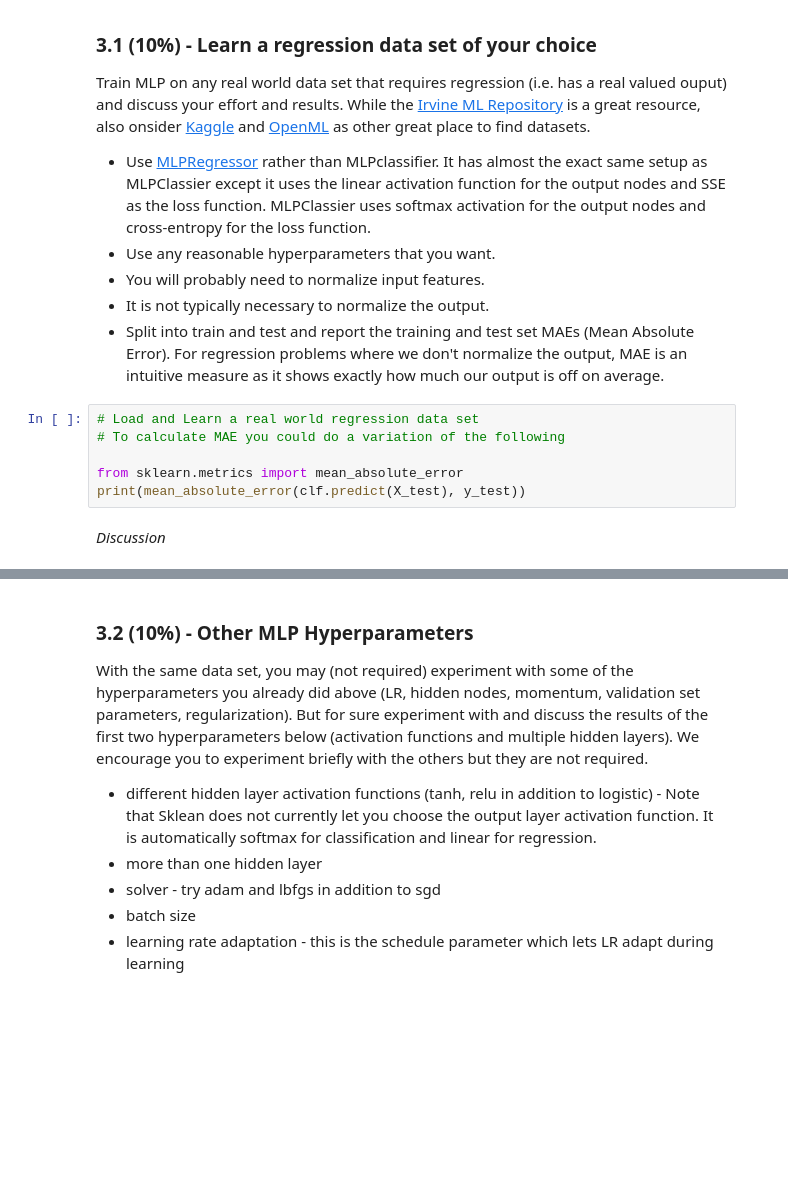
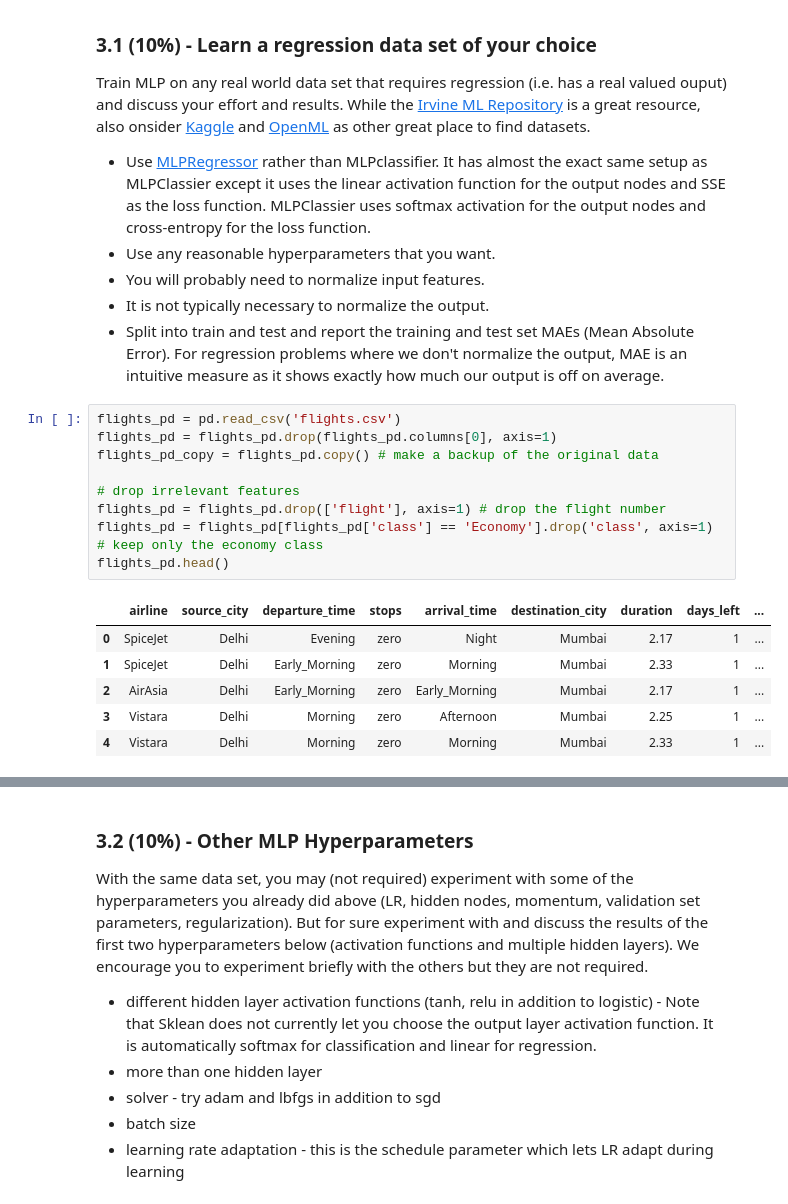
Before and after one commit to henderj/cs270-labs, a Jupyter notebook: backprop/Backpropagation Lab.ipynb, the cells around one changed output, grey strips where cells are left out. Cells and saved outputs as stored; diff of their text form; blank space fills up the shorter version.

```diff
--- a/backprop/Backpropagation Lab.ipynb
+++ b/backprop/Backpropagation Lab.ipynb
@@ -483,11 +574,19 @@ Train MLP on any real world data set that requires regression (i.e. has a real v
 - You will probably need to normalize input features.
 - It is not typically necessary to normalize the output.
 - Split into train and test and report the training and test set MAEs (Mean Absolute Error). For regression problems where we don't normalize the output, MAE is an intuitive measure as it shows exactly how much our output is off on average.
-# %%
-# Load and Learn a real world regression data set
-# To calculate MAE you could do a variation of the following
-
-from sklearn.metrics import mean_absolute_error
-print(mean_absolute_error(clf.predict(X_test), y_test))
-# %% [markdown]
-*Discussion*
+# %%
+flights_pd = pd.read_csv('flights.csv')
+flights_pd = flights_pd.drop(flights_pd.columns[0], axis=1)
+flights_pd_copy = flights_pd.copy() # make a backup of the original data
+
+# drop irrelevant features
+flights_pd = flights_pd.drop(['flight'], axis=1) # drop the flight number
+flights_pd = flights_pd[flights_pd['class'] == 'Economy'].drop('class', axis=1) # keep only the economy class
+flights_pd.head()
+# %% [output]
+|  | airline | source_city | departure_time | stops | arrival_time | destination_city | duration | days_left | ... |
+| 0 | SpiceJet | Delhi | Evening | zero | Night | Mumbai | 2.17 | 1 | ... |
+| 1 | SpiceJet | Delhi | Early_Morning | zero | Morning | Mumbai | 2.33 | 1 | ... |
+| 2 | AirAsia | Delhi | Early_Morning | zero | Early_Morning | Mumbai | 2.17 | 1 | ... |
+| 3 | Vistara | Delhi | Morning | zero | Afternoon | Mumbai | 2.25 | 1 | ... |
+| 4 | Vistara | Delhi | Morning | zero | Morning | Mumbai | 2.33 | 1 | ... |
```
Also changed, not shown: parts of 24 cells of this notebook, 1 other file.
